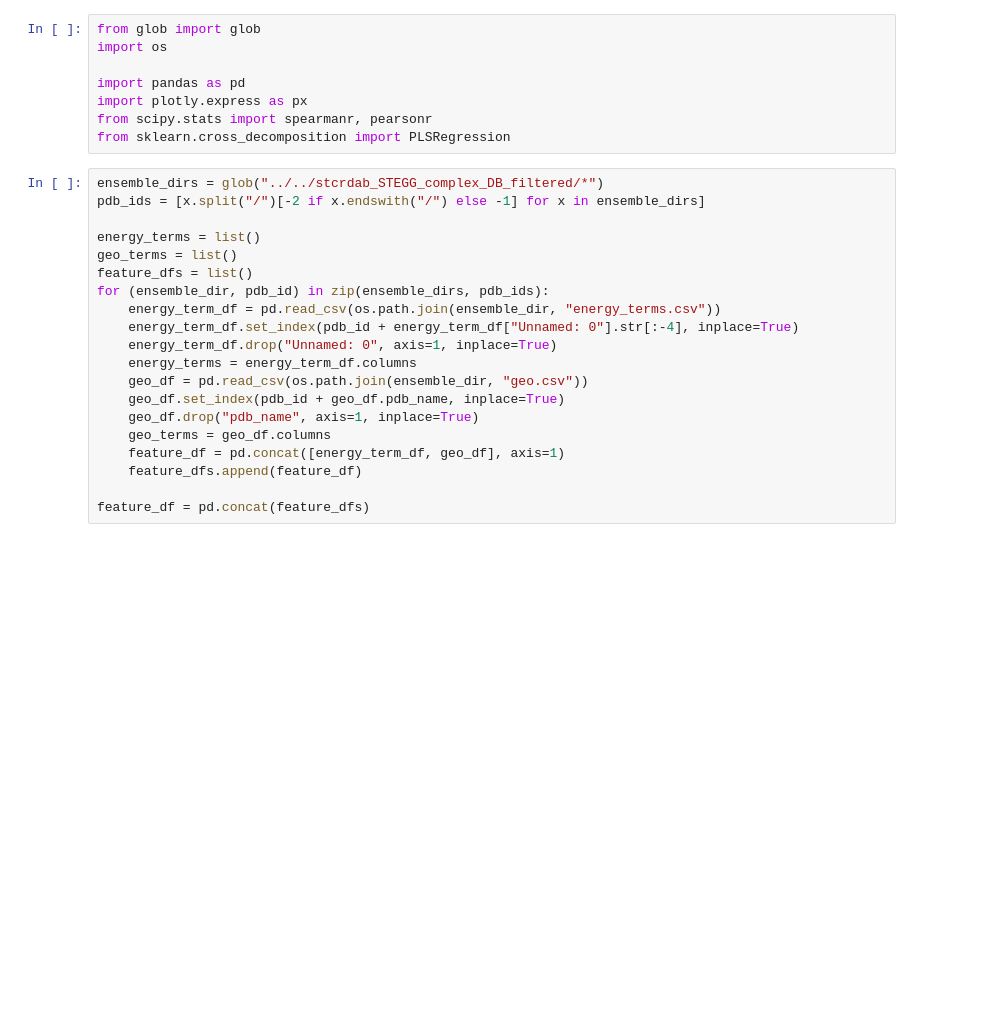
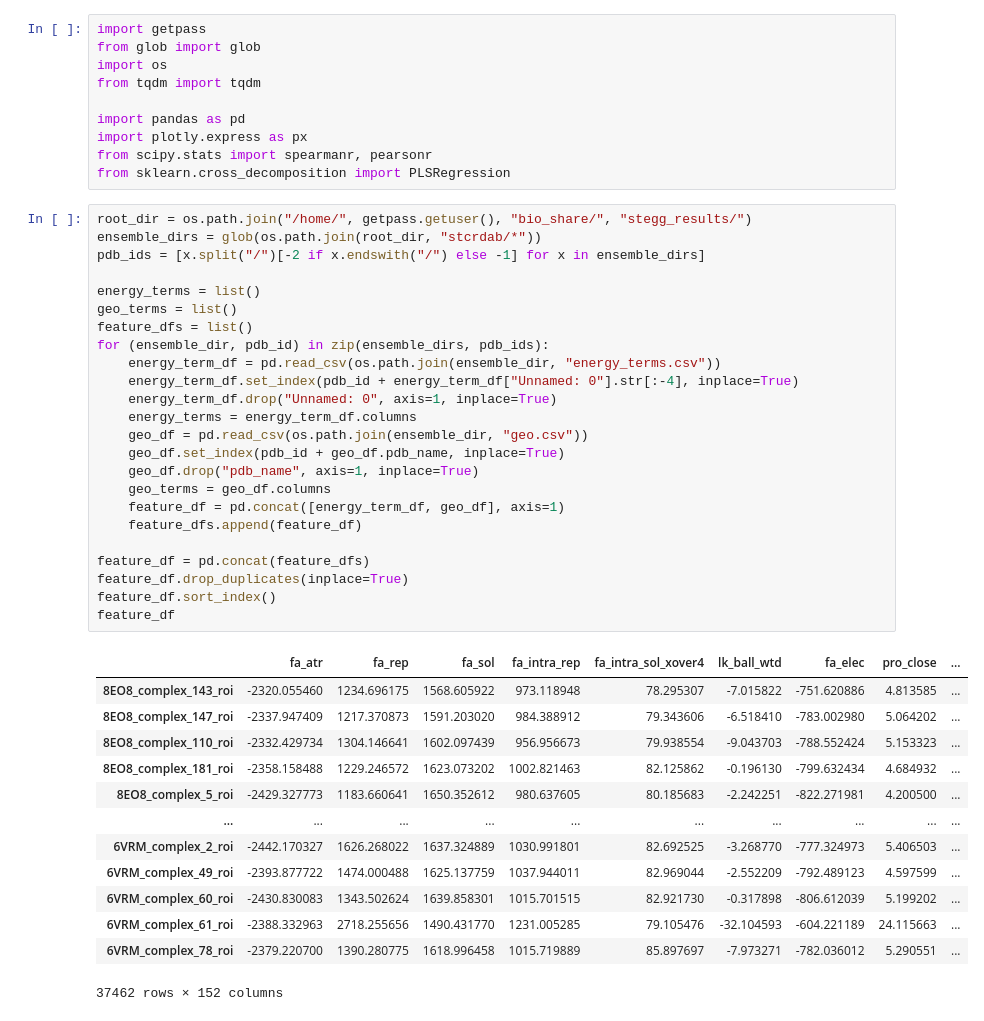
Before and after one commit to KavrakiLab/STEGGosaurus-docker, a Jupyter notebook: dockq_energy_fitting.ipynb, the cells around one changed output. Drawn from its saved outputs; the diff is of its cells as text; blank space fills up the shorter version.

```diff
--- a/dockq_energy_fitting.ipynb
+++ b/dockq_energy_fitting.ipynb
@@ -1,29 +1,49 @@
 # %%
+import getpass
 from glob import glob
 import os
+from tqdm import tqdm
 
 import pandas as pd
 import plotly.express as px
 from scipy.stats import spearmanr, pearsonr
 from sklearn.cross_decomposition import PLSRegression
 # %%
-ensemble_dirs = glob("../../stcrdab_STEGG_complex_DB_filtered/*")
+root_dir = os.path.join("/home/", getpass.getuser(), "bio_share/", "stegg_results/")
+ensemble_dirs = glob(os.path.join(root_dir, "stcrdab/*"))
 pdb_ids = [x.split("/")[-2 if x.endswith("/") else -1] for x in ensemble_dirs]
 
 energy_terms = list()
 geo_terms = list()
 feature_dfs = list()
 for (ensemble_dir, pdb_id) in zip(ensemble_dirs, pdb_ids):
     energy_term_df = pd.read_csv(os.path.join(ensemble_dir, "energy_terms.csv"))
     energy_term_df.set_index(pdb_id + energy_term_df["Unnamed: 0"].str[:-4], inplace=True)
     energy_term_df.drop("Unnamed: 0", axis=1, inplace=True)
     energy_terms = energy_term_df.columns
     geo_df = pd.read_csv(os.path.join(ensemble_dir, "geo.csv"))
     geo_df.set_index(pdb_id + geo_df.pdb_name, inplace=True)
     geo_df.drop("pdb_name", axis=1, inplace=True)
     geo_terms = geo_df.columns
     feature_df = pd.concat([energy_term_df, geo_df], axis=1)
     feature_dfs.append(feature_df)
 
 feature_df = pd.concat(feature_dfs)
+feature_df.drop_duplicates(inplace=True)
+feature_df.sort_index()
+feature_df
+# %% [output]
+|  | fa_atr | fa_rep | fa_sol | fa_intra_rep | fa_intra_sol_xover4 | lk_ball_wtd | fa_elec | pro_close | ... |
+| 8EO8_complex_143_roi | -2320.055460 | 1234.696175 | 1568.605922 | 973.118948 | 78.295307 | -7.015822 | -751.620886 | 4.813585 | ... |
+| 8EO8_complex_147_roi | -2337.947409 | 1217.370873 | 1591.203020 | 984.388912 | 79.343606 | -6.518410 | -783.002980 | 5.064202 | ... |
+| 8EO8_complex_110_roi | -2332.429734 | 1304.146641 | 1602.097439 | 956.956673 | 79.938554 | -9.043703 | -788.552424 | 5.153323 | ... |
+| 8EO8_complex_181_roi | -2358.158488 | 1229.246572 | 1623.073202 | 1002.821463 | 82.125862 | -0.196130 | -799.632434 | 4.684932 | ... |
+| 8EO8_complex_5_roi | -2429.327773 | 1183.660641 | 1650.352612 | 980.637605 | 80.185683 | -2.242251 | -822.271981 | 4.200500 | ... |
+| ... | ... | ... | ... | ... | ... | ... | ... | ... | ... |
+| 6VRM_complex_2_roi | -2442.170327 | 1626.268022 | 1637.324889 | 1030.991801 | 82.692525 | -3.268770 | -777.324973 | 5.406503 | ... |
+| 6VRM_complex_49_roi | -2393.877722 | 1474.000488 | 1625.137759 | 1037.944011 | 82.969044 | -2.552209 | -792.489123 | 4.597599 | ... |
+| 6VRM_complex_60_roi | -2430.830083 | 1343.502624 | 1639.858301 | 1015.701515 | 82.921730 | -0.317898 | -806.612039 | 5.199202 | ... |
+| 6VRM_complex_61_roi | -2388.332963 | 2718.255656 | 1490.431770 | 1231.005285 | 79.105476 | -32.104593 | -604.221189 | 24.115663 | ... |
+| 6VRM_complex_78_roi | -2379.220700 | 1390.280775 | 1618.996458 | 1015.719889 | 85.897697 | -7.973271 | -782.036012 | 5.290551 | ... |
+37462 rows × 152 columns
 # %%
```
Also changed, not shown: parts of 16 cells of this notebook, 2 other files.
